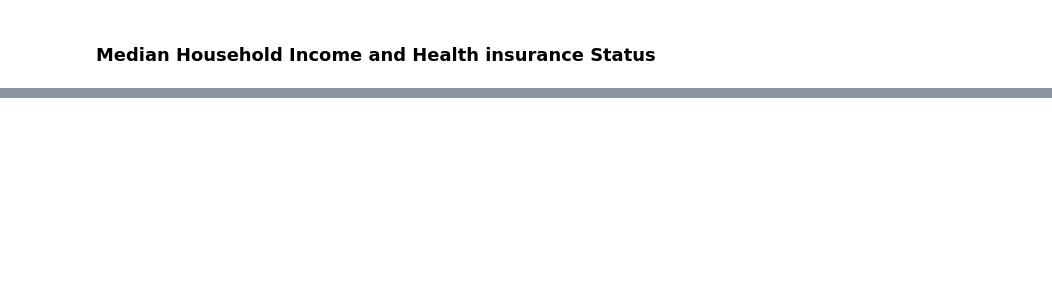
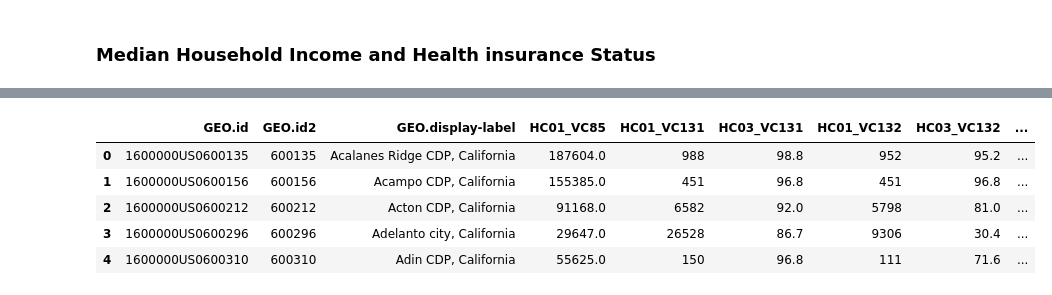
Before and after one commit to jeffrey-hsu/mids_capstone, a Jupyter notebook: Data_Cleaning.ipynb, the cells around one changed output, grey strips where cells are left out. Drawn from its saved outputs; the diff is of its cells as text; code cells hidden in the pictures; blank space fills up the shorter version.

```diff
--- a/Data_Cleaning.ipynb
+++ b/Data_Cleaning.ipynb
@@ -487,0 +562,9 @@ acs16 = pd.read_csv("Raw_Data/Census/ACS_16_economic.csv",encoding = "ISO-8859-1
+# %%
+income16.head()
+# %% [output]
+|  | GEO.id | GEO.id2 | GEO.display-label | HC01_VC85 | HC01_VC131 | HC03_VC131 | HC01_VC132 | HC03_VC132 | ... |
+| 0 | 1600000US0600135 | 600135 | Acalanes Ridge CDP, California | 187604.0 | 988 | 98.8 | 952 | 95.2 | ... |
+| 1 | 1600000US0600156 | 600156 | Acampo CDP, California | 155385.0 | 451 | 96.8 | 451 | 96.8 | ... |
+| 2 | 1600000US0600212 | 600212 | Acton CDP, California | 91168.0 | 6582 | 92.0 | 5798 | 81.0 | ... |
+| 3 | 1600000US0600296 | 600296 | Adelanto city, California | 29647.0 | 26528 | 86.7 | 9306 | 30.4 | ... |
+| 4 | 1600000US0600310 | 600310 | Adin CDP, California | 55625.0 | 150 | 96.8 | 111 | 71.6 | ... |
```
Also changed, not shown: parts of 43 cells of this notebook, 5 other files.
